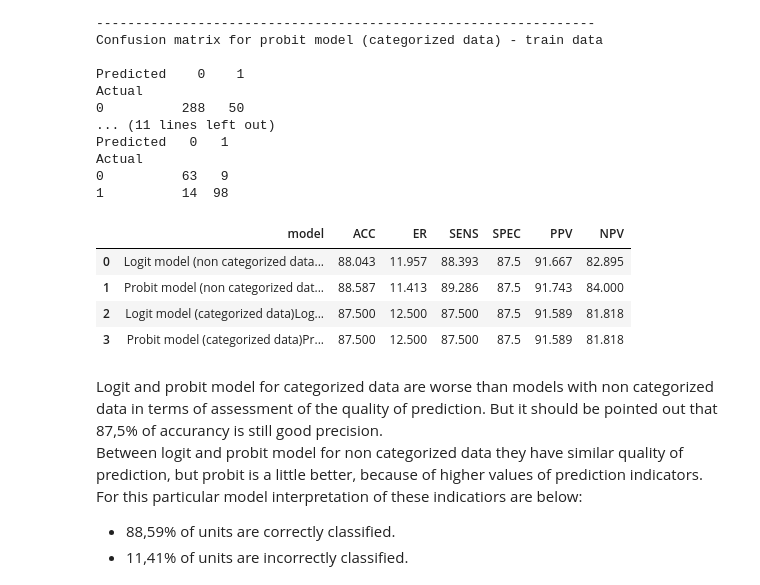
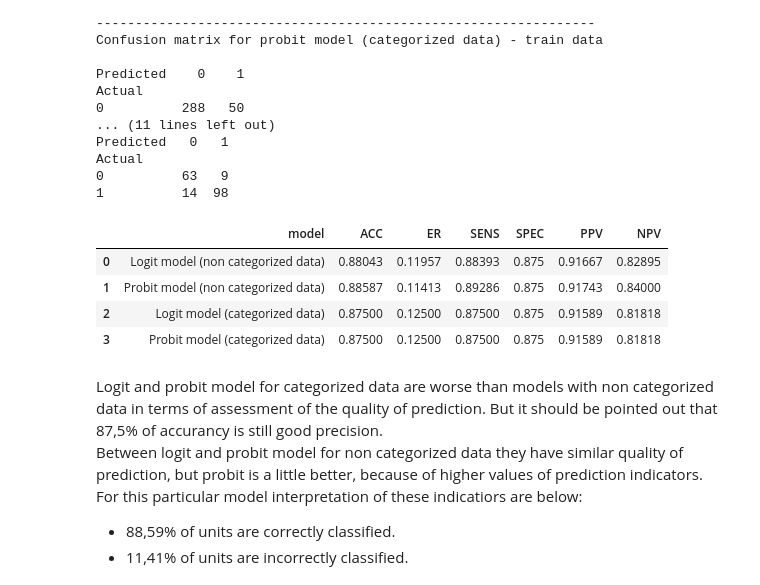
Before and after one commit to PilgrimMatthias/HeartDiseas_prediction, a Jupyter notebook: heartdisease.ipynb, the cells around one changed output. Drawn from its saved outputs; the diff is of its cells as text; code cells hidden in the pictures.

```diff
--- a/heartdisease.ipynb
+++ b/heartdisease.ipynb
@@ -261,6 +261,8 @@ plt.show()
 <h5 style="color:#33b5e5">CHECK IF CHOLESTEROL EQUEL 0 IS AN OUTLIER OR NOT AND MAKE DECISION TO REMOVE THESE OBSERVATIONS</h5>
 # %% [markdown]
 ### FastingBS
+# %%
+data['FastingBS'] = data['FastingBS'].map({0:'0', 1:'1'})
 # %%
 pd.DataFrame(data['FastingBS'].value_counts())
 # %% [output]
@@ -1175,15 +1177,15 @@ def prs_result(model_name, model, data):
 # %%
 presicions_models_score = prs_result('Logit model (non categorized data)', logit_1_results, test_data)
 presicions_models_score = pd.concat([presicions_models_score, prs_result('Probit model (non categorized data)', probit_1_results, test_data)], ignore_index = True)
 presicions_models_score = pd.concat([presicions_models_score, prs_result('Logit model (categorized data)', logit_2_results, test_cat_data)], ignore_index = True)
 presicions_models_score = pd.concat([presicions_models_score, prs_result('Probit model (categorized data)', probit_2_results, test_cat_data)], ignore_index = True)
-presicions_models_score * 100
+presicions_models_score
 # %% [output]
 |  | model | ACC | ER | SENS | SPEC | PPV | NPV |
-| 0 | Logit model (non categorized data... | 88.043 | 11.957 | 88.393 | 87.5 | 91.667 | 82.895 |
-| 1 | Probit model (non categorized dat... | 88.587 | 11.413 | 89.286 | 87.5 | 91.743 | 84.000 |
-| 2 | Logit model (categorized data)Log... | 87.500 | 12.500 | 87.500 | 87.5 | 91.589 | 81.818 |
-| 3 | Probit model (categorized data)Pr... | 87.500 | 12.500 | 87.500 | 87.5 | 91.589 | 81.818 |
+| 0 | Logit model (non categorized data) | 0.88043 | 0.11957 | 0.88393 | 0.875 | 0.91667 | 0.82895 |
+| 1 | Probit model (non categorized data) | 0.88587 | 0.11413 | 0.89286 | 0.875 | 0.91743 | 0.84000 |
+| 2 | Logit model (categorized data) | 0.87500 | 0.12500 | 0.87500 | 0.875 | 0.91589 | 0.81818 |
+| 3 | Probit model (categorized data) | 0.87500 | 0.12500 | 0.87500 | 0.875 | 0.91589 | 0.81818 |
 # %% [markdown]
 Logit and probit model for categorized data are worse than models with non categorized data in terms of assessment of the quality of prediction. But it should be pointed out that 87,5% of accurancy is still good precision.<br>
 Between logit and probit model for non categorized data they have similar quality of prediction, but probit is a little better, because of higher values of prediction indicators.<br>
```
Also changed, not shown: parts of 27 cells of this notebook.
